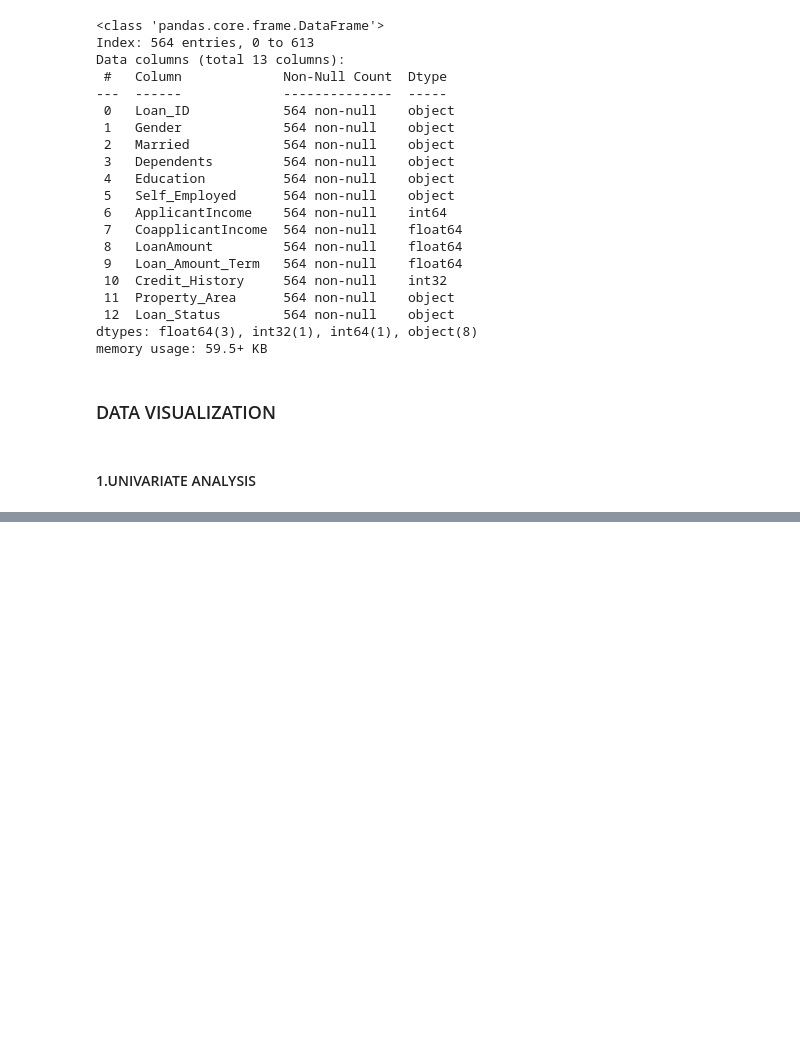
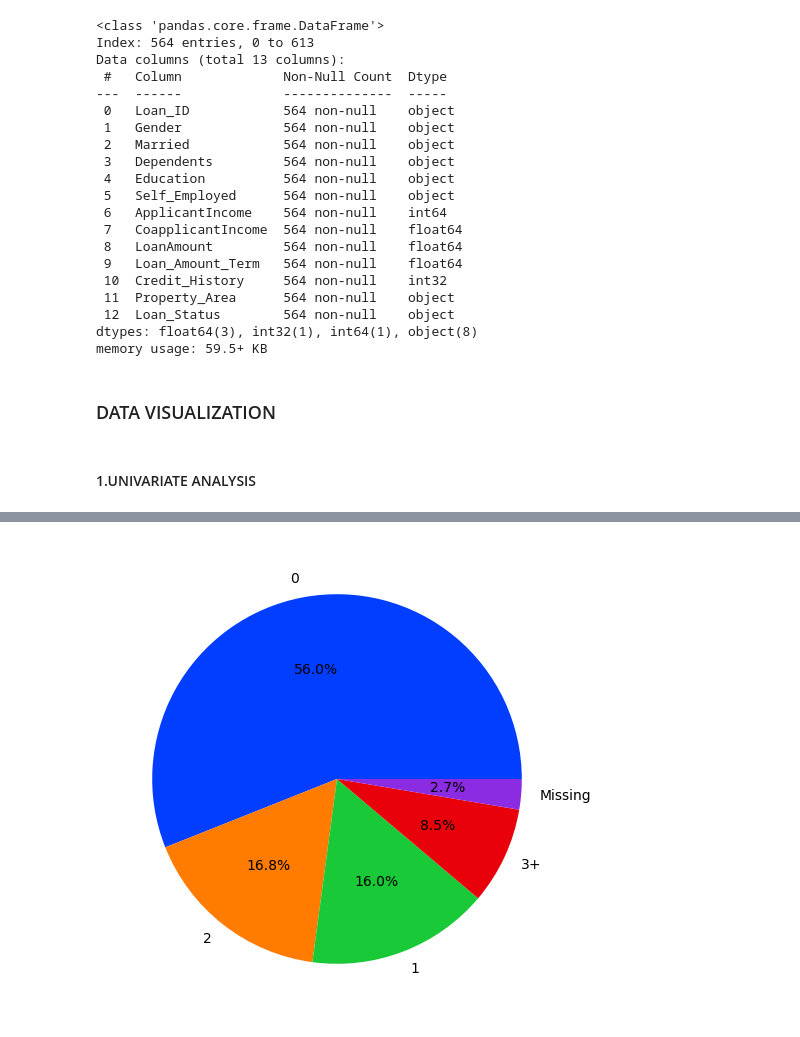
Before and after one commit to Vee2002/Loan-Prediction, a Jupyter notebook: Loan Prediction.ipynb, the cells around one changed output, grey strips where cells are left out. Cells and saved outputs as stored; diff of their text form; code cells hidden in the pictures; blank space fills up the shorter version.

```diff
--- a/Loan Prediction.ipynb
+++ b/Loan Prediction.ipynb
@@ -585,0 +626,6 @@ memory usage: 59.5+ KB
+# %%
+# Dependents
+
+pie_chart('Dependents')
+# %% [output]
+[figure, added]
```
Also changed, not shown: parts of 38 cells of this notebook, 59 other files.
